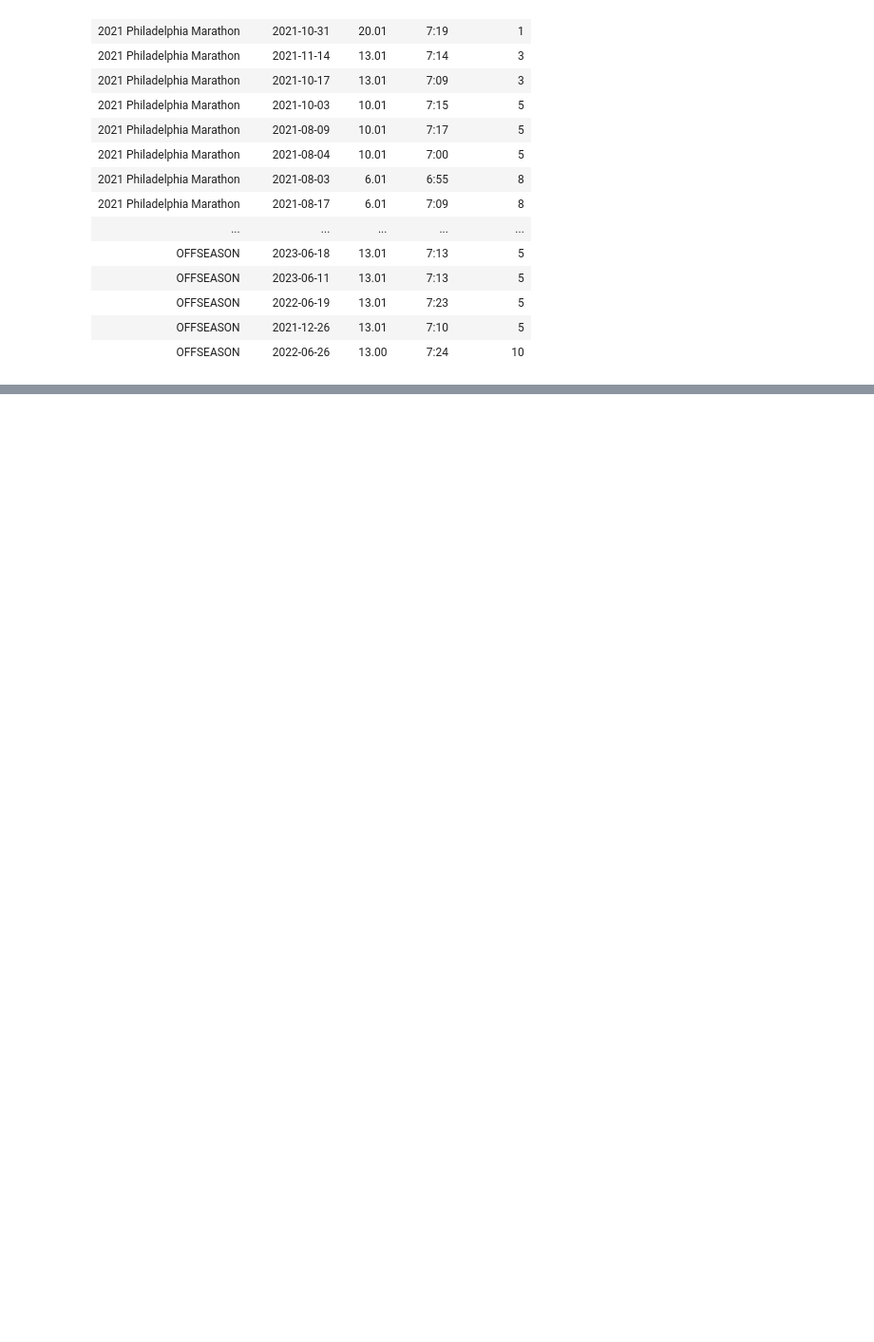
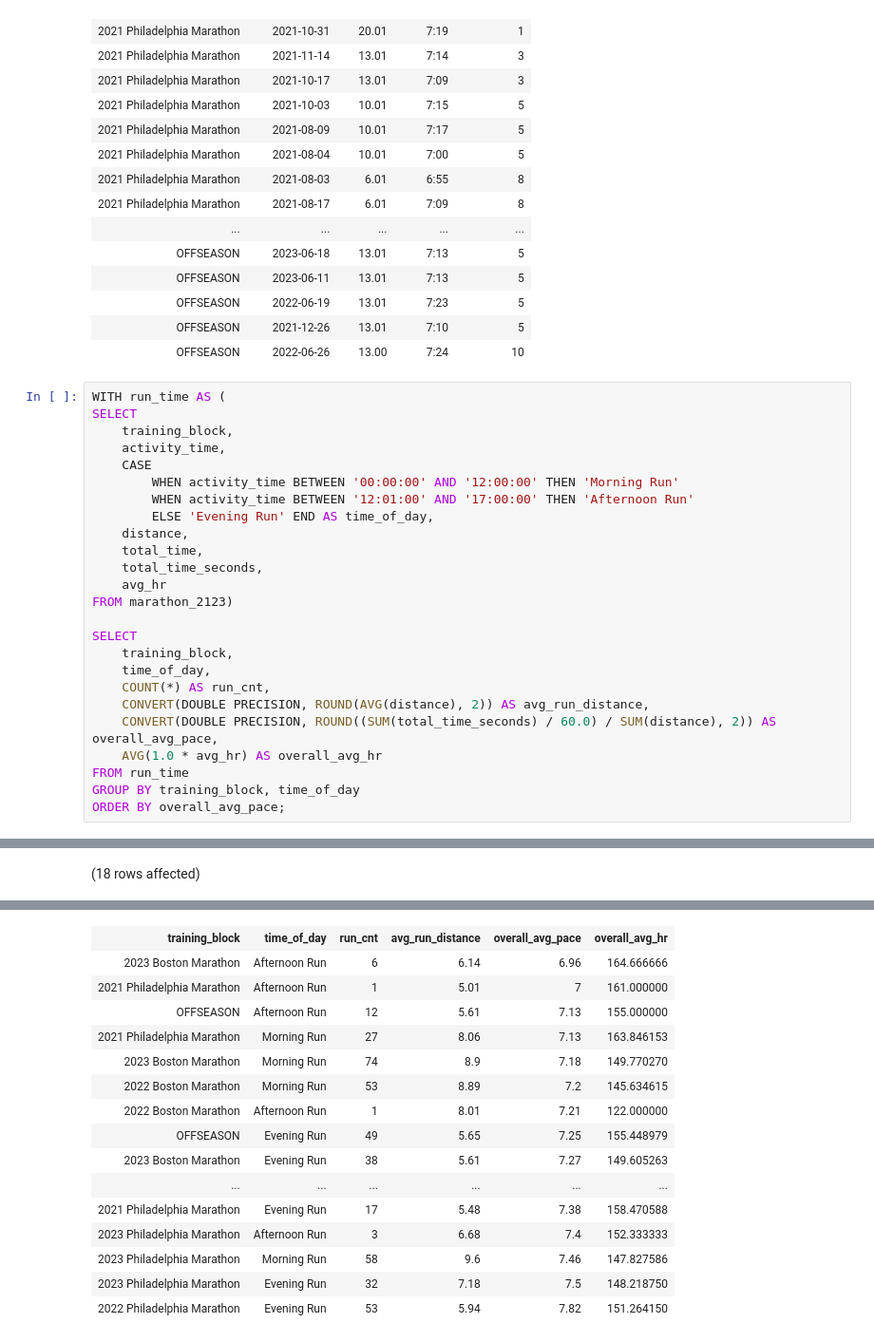
Before and after one commit to dframe19/Portfolio_Projects, a Jupyter notebook: running_analysis.ipynb, the cells around one changed output, grey strips where cells are left out. Shown at 95% size. Drawn from its saved outputs; the diff is of its cells as text; blank space fills up the shorter version.

```diff
--- a/running_analysis.ipynb
+++ b/running_analysis.ipynb
@@ -378,3 +435,29 @@ Total execution time: 00:00:00.072
 | OFFSEASON | 2022-06-19 | 13.01 | 7:23 | 5 |
 | OFFSEASON | 2021-12-26 | 13.01 | 7:10 | 5 |
 | OFFSEASON | 2022-06-26 | 13.00 | 7:24 | 10 |
+# %%
+WITH run_time AS (
+SELECT
+    training_block,
+    activity_time,
+    CASE
+        WHEN activity_time BETWEEN '00:00:00' AND '12:00:00' THEN 'Morning Run'
+        WHEN activity_time BETWEEN '12:01:00' AND '17:00:00' THEN 'Afternoon Run'
+        ELSE 'Evening Run' END AS time_of_day,
+    distance,
+    total_time,
+    total_time_seconds,
+    avg_hr
+FROM marathon_2123)
+
+SELECT
+    training_block,
+    time_of_day,
+    COUNT(*) AS run_cnt,
+    CONVERT(DOUBLE PRECISION, ROUND(AVG(distance), 2)) AS avg_run_distance,
+    CONVERT(DOUBLE PRECISION, ROUND((SUM(total_time_seconds) / 60.0) / SUM(distance), 2)) AS overall_avg_pace,
+    AVG(1.0 * avg_hr) AS overall_avg_hr
+FROM run_time
+GROUP BY training_block, time_of_day
+ORDER BY overall_avg_pace;
+# %% [output]
@@ -380,0 +465 @@ Total execution time: 00:00:00.072
+(18 rows affected)
@@ -380,0 +467,16 @@ Total execution time: 00:00:00.072
+| training_block | time_of_day | run_cnt | avg_run_distance | overall_avg_pace | overall_avg_hr |
+| 2023 Boston Marathon | Afternoon Run | 6 | 6.14 | 6.96 | 164.666666 |
+| 2021 Philadelphia Marathon | Afternoon Run | 1 | 5.01 | 7 | 161.000000 |
+| OFFSEASON | Afternoon Run | 12 | 5.61 | 7.13 | 155.000000 |
+| 2021 Philadelphia Marathon | Morning Run | 27 | 8.06 | 7.13 | 163.846153 |
+| 2023 Boston Marathon | Morning Run | 74 | 8.9 | 7.18 | 149.770270 |
+| 2022 Boston Marathon | Morning Run | 53 | 8.89 | 7.2 | 145.634615 |
+| 2022 Boston Marathon | Afternoon Run | 1 | 8.01 | 7.21 | 122.000000 |
+| OFFSEASON | Evening Run | 49 | 5.65 | 7.25 | 155.448979 |
+| 2023 Boston Marathon | Evening Run | 38 | 5.61 | 7.27 | 149.605263 |
+| ... | ... | ... | ... | ... | ... |
+| 2021 Philadelphia Marathon | Evening Run | 17 | 5.48 | 7.38 | 158.470588 |
+| 2023 Philadelphia Marathon | Afternoon Run | 3 | 6.68 | 7.4 | 152.333333 |
+| 2023 Philadelphia Marathon | Morning Run | 58 | 9.6 | 7.46 | 147.827586 |
+| 2023 Philadelphia Marathon | Evening Run | 32 | 7.18 | 7.5 | 148.218750 |
+| 2022 Philadelphia Marathon | Evening Run | 53 | 5.94 | 7.82 | 151.264150 |
```
Also changed, not shown: parts of 10 cells of this notebook.
